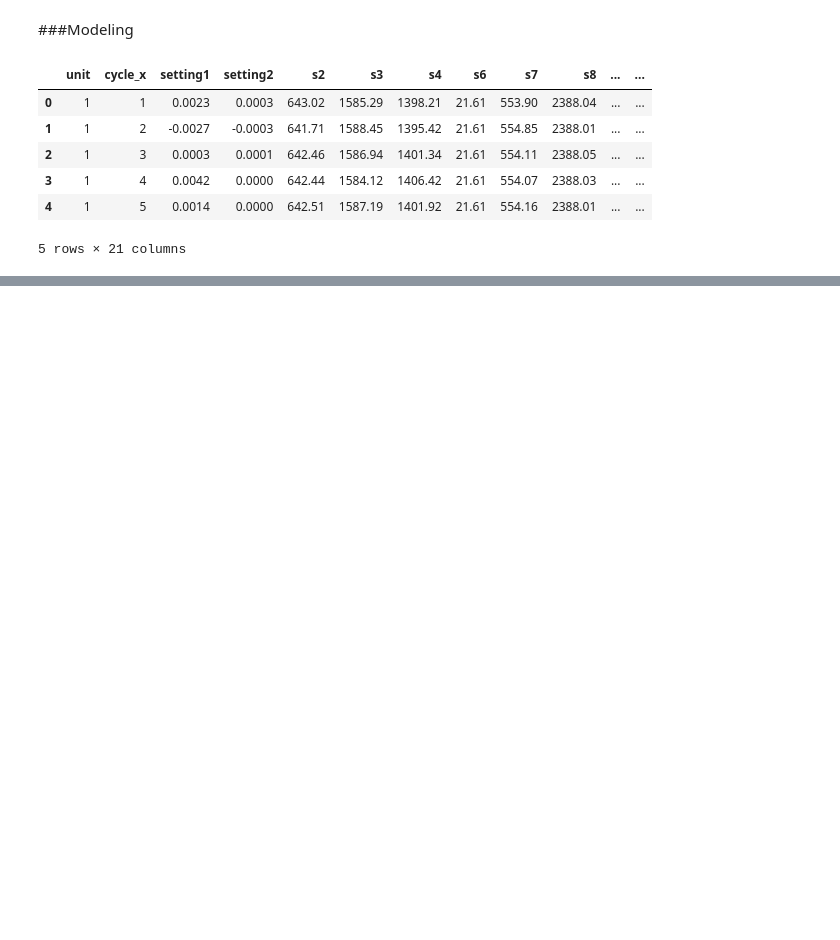
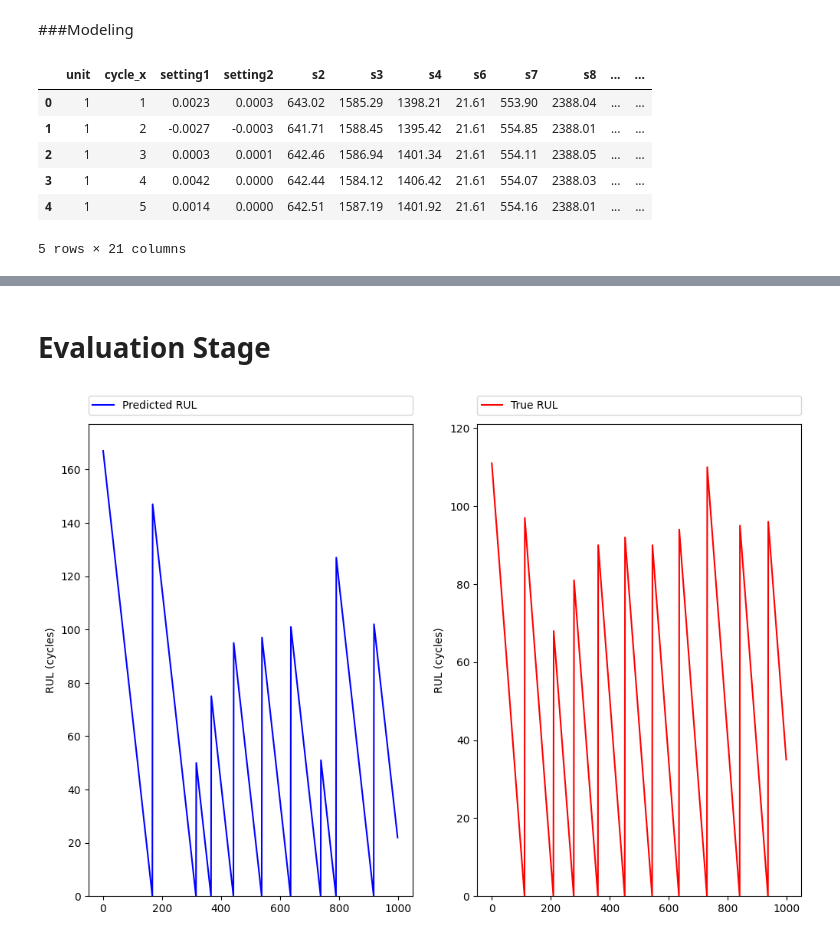
Before and after one commit to dalvino/dalvino, a Jupyter notebook: RUL_challenge.ipynb, the cells around one changed output, grey strips where cells are left out. Cells and saved outputs as stored; diff of their text form; code cells hidden in the pictures; blank space fills up the shorter version.

```diff
--- a/RUL_challenge.ipynb
+++ b/RUL_challenge.ipynb
@@ -520 +520,43 @@ test['RUL'].head()
 dtype: float64
+# %% [markdown]
+# Evaluation Stage
+# %%
+t = test.columns == 'RUL'
+ind = [i for i, x in enumerate(t) if x]
+predictedRUL = []
+for i in range(test.unit.min(), test.unit.max()+1):
+  npredictedRUL = test[test.unit==i].iloc[test[test.unit==i].cycle_x.max()-1,ind]
+  predictedRUL.append(npredictedRUL)
+# %%
+xtrueRUL = list(rul['RUL'])
+otrueRUL = []
+
+for i in range(0,len(xtrueRUL)):
+ otrueRUL = np.concatenate((otrueRUL, list(reversed(np.arange(int(xtrueRUL[i]))))))
+ xpredictedRUL = list(round(x) for x in predictedRUL)
+
+opredictedRUL = []
+for i in range(0,len(xpredictedRUL)):
+  opredictedRUL = np.concatenate((opredictedRUL, list(reversed(np.arange(xpredictedRUL[i].item())))))
+
+xpredictedRUL1= []
+for i in range(0,len(xpredictedRUL)):
+  xpredictedRUL1.append(int(xpredictedRUL[i]))
+
+xpredictedRUL2 = np.array(xpredictedRUL1)
+# %%
+mx = 1000
+fig = plt.figure(figsize = (12, 8))
+fig.add_subplot(1,2,1)
+plt.plot(opredictedRUL[0:mx], color='blue')
+plt.legend(['Predicted RUL'], bbox_to_anchor=(0., 1.02, 1., .102),loc=3, mode="expand", borderaxespad=0)
+plt.ylim(0, opredictedRUL[0:mx].max()+10)
+plt.ylabel('RUL (cycles)')
+fig.add_subplot(1,2,2)
+plt.plot(otrueRUL[0:mx], color='red')
+plt.legend(['True RUL'], bbox_to_anchor=(0., 1.02, 1., .102), loc=3, mode="expand", borderaxespad=0)
+plt.ylabel('RUL (cycles)')
+plt.ylim(0,otrueRUL[0:mx].max()+10)
+plt.show()
+# %% [output]
+[figure, added]
```
Also changed, not shown: parts of 4 cells of this notebook.
